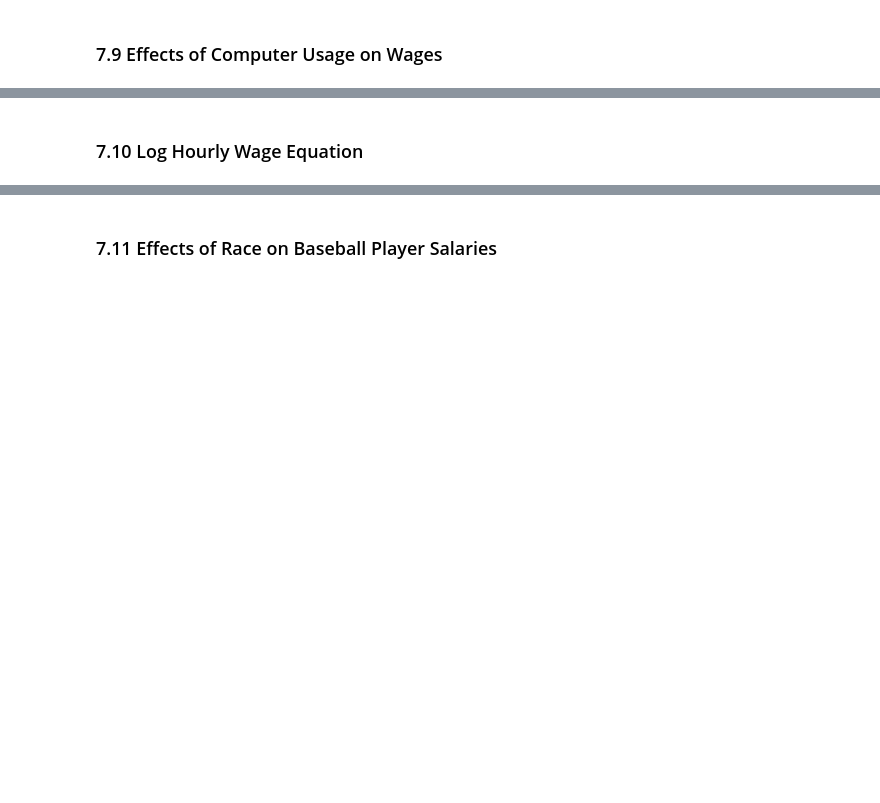
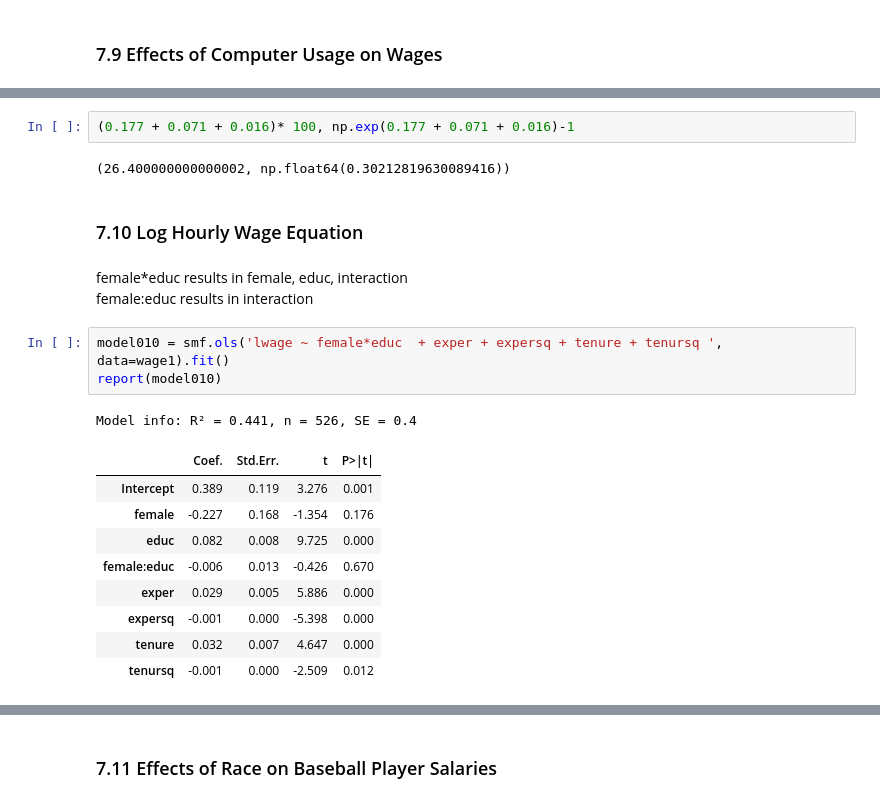
Before and after one commit to 42Ahmed/woolpy, a Jupyter notebook: Chapter 7.ipynb, the cells around one changed output, grey strips where cells are left out. Saved outputs shown, nothing was run; the diff lists cells and outputs as text; blank space fills up the shorter version.

```diff
--- a/Chapter 7.ipynb
+++ b/Chapter 7.ipynb
@@ -384,2 +442,23 @@ Note: Rank of a school depends on other schools, so random sample assumption is
+# %%
+(0.177 + 0.071 + 0.016)* 100, np.exp(0.177 + 0.071 + 0.016)-1
+# %% [output]
+(26.400000000000002, np.float64(0.30212819630089416))
 # %% [markdown]
 ### 7.10 Log Hourly Wage Equation
+# %% [markdown]
+female*educ results in female, educ, interaction
+female:educ results in interaction
+# %%
+model010 = smf.ols('lwage ~ female*educ  + exper + expersq + tenure + tenursq ', data=wage1).fit()
+report(model010)
+# %% [output]
+Model info: R² = 0.441, n = 526, SE = 0.4
+|  | Coef. | Std.Err. | t | P>|t| |
+| Intercept | 0.389 | 0.119 | 3.276 | 0.001 |
+| female | -0.227 | 0.168 | -1.354 | 0.176 |
+| educ | 0.082 | 0.008 | 9.725 | 0.000 |
+| female:educ | -0.006 | 0.013 | -0.426 | 0.670 |
+| exper | 0.029 | 0.005 | 5.886 | 0.000 |
+| expersq | -0.001 | 0.000 | -5.398 | 0.000 |
+| tenure | 0.032 | 0.007 | 4.647 | 0.000 |
+| tenursq | -0.001 | 0.000 | -2.509 | 0.012 |
```
Also changed, not shown: parts of 12 cells of this notebook.
